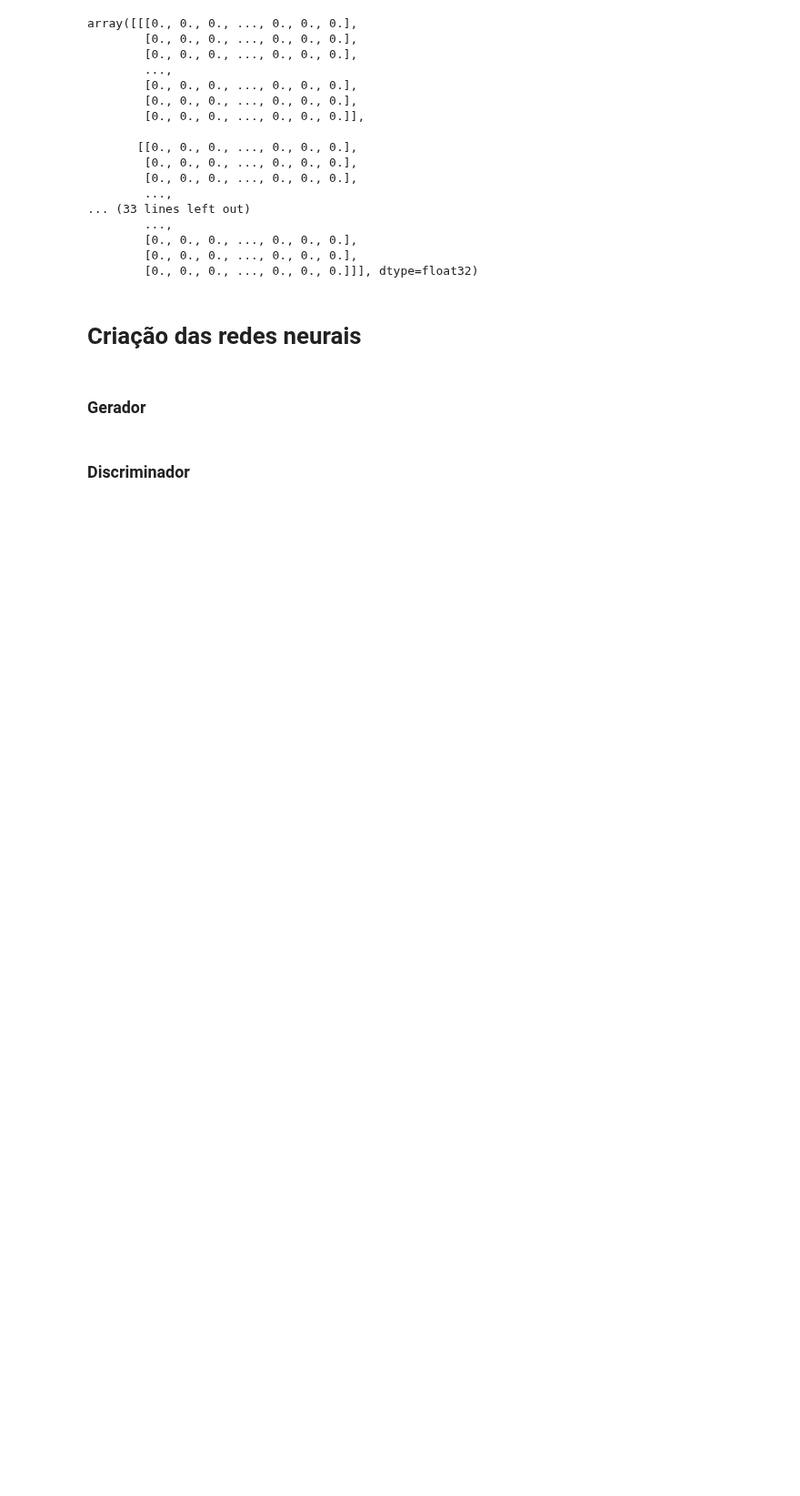
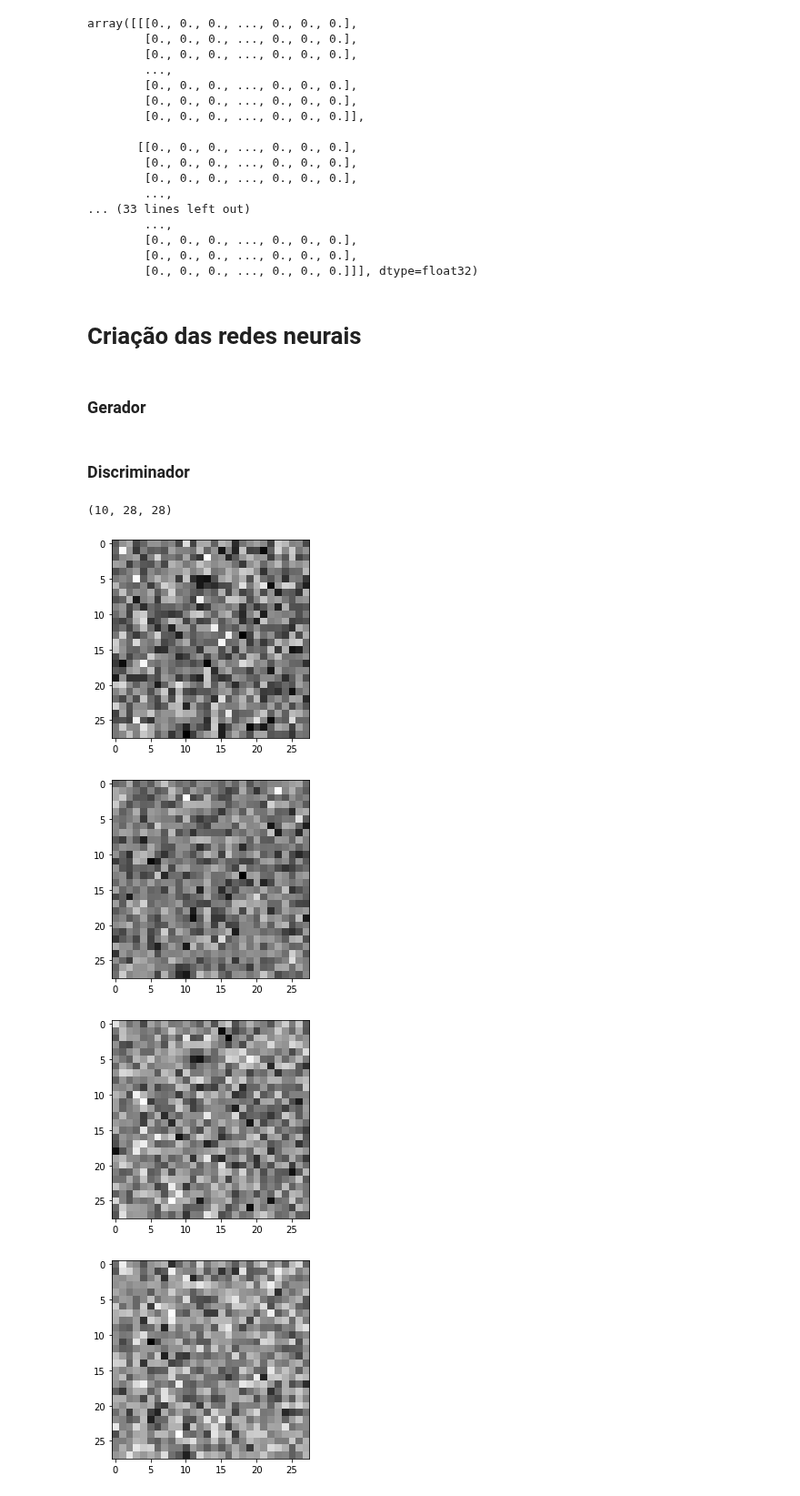
Before and after one commit to itimes-digital/deep-learning-estudo, a Jupyter notebook: gan_mnist.ipynb, the cells around one changed output. Shown at 91% size. Drawn from its saved outputs; the diff is of its cells as text; code cells hidden in the pictures; blank space fills up the shorter version.

```diff
--- a/gan_mnist.ipynb
+++ b/gan_mnist.ipynb
@@ -133,3 +130,18 @@ model.adversarial_compile(adversarial_optimizer = AdversarialOptimizerSimultaneo
 # %%
 model.fit(x = previsores_treinamento,
           y = gan_targets(60000), epochs = 1, batch_size = 256)
+# %%
+amostras = np.random.normal(size = (10,100))
+previsao = gerador.predict(amostras)
+previsao.shape
+# %% [output]
+(10, 28, 28)
+# %%
+for i in range(previsao.shape[0]):
+  plt.imshow(previsao[i, :], cmap = 'gray')
+  plt.show()
+# %% [output]
+[figure, added]
+[figure, added]
+[figure, added]
+[figure, added]
```
Also changed, not shown: parts of 4 cells of this notebook.
